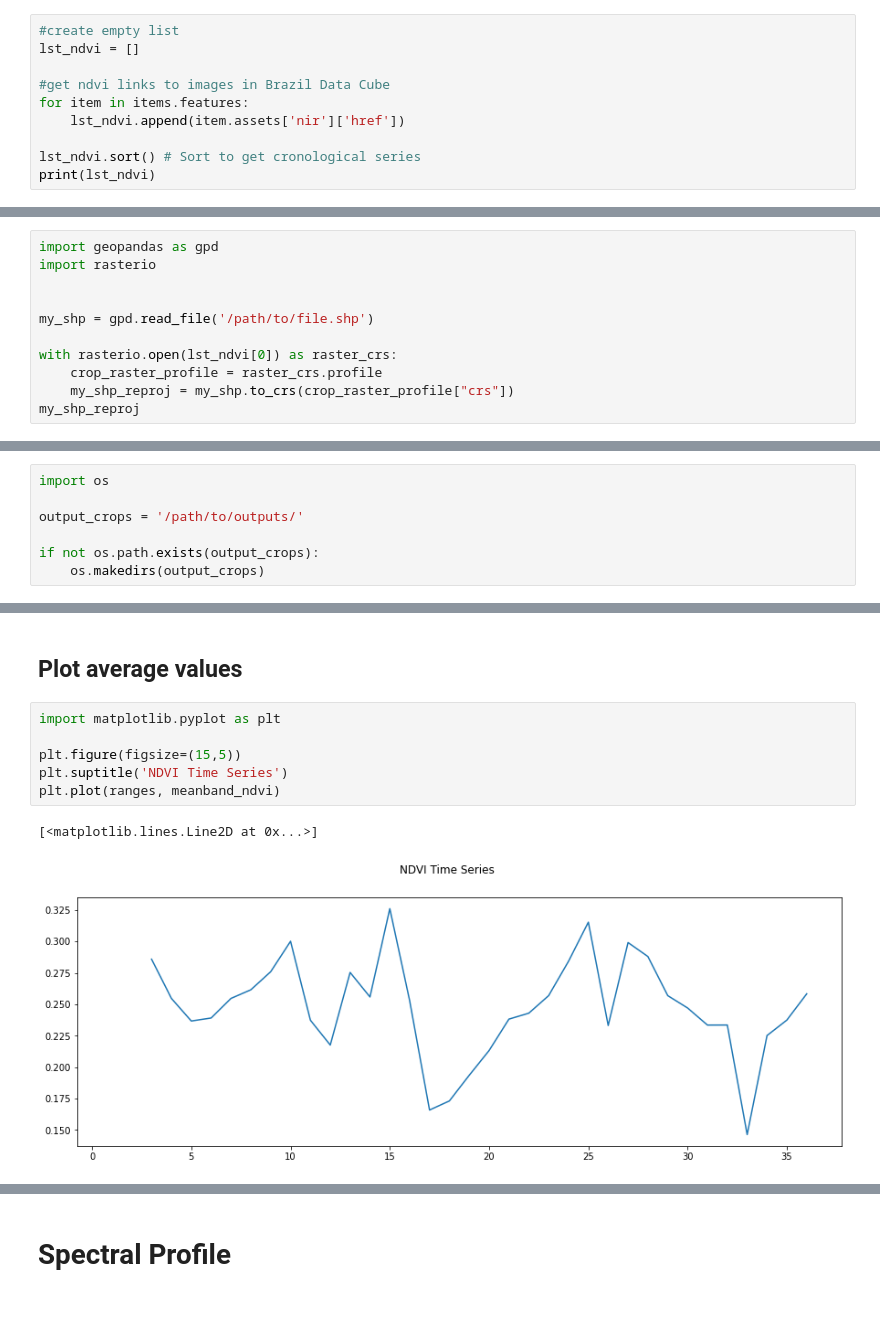
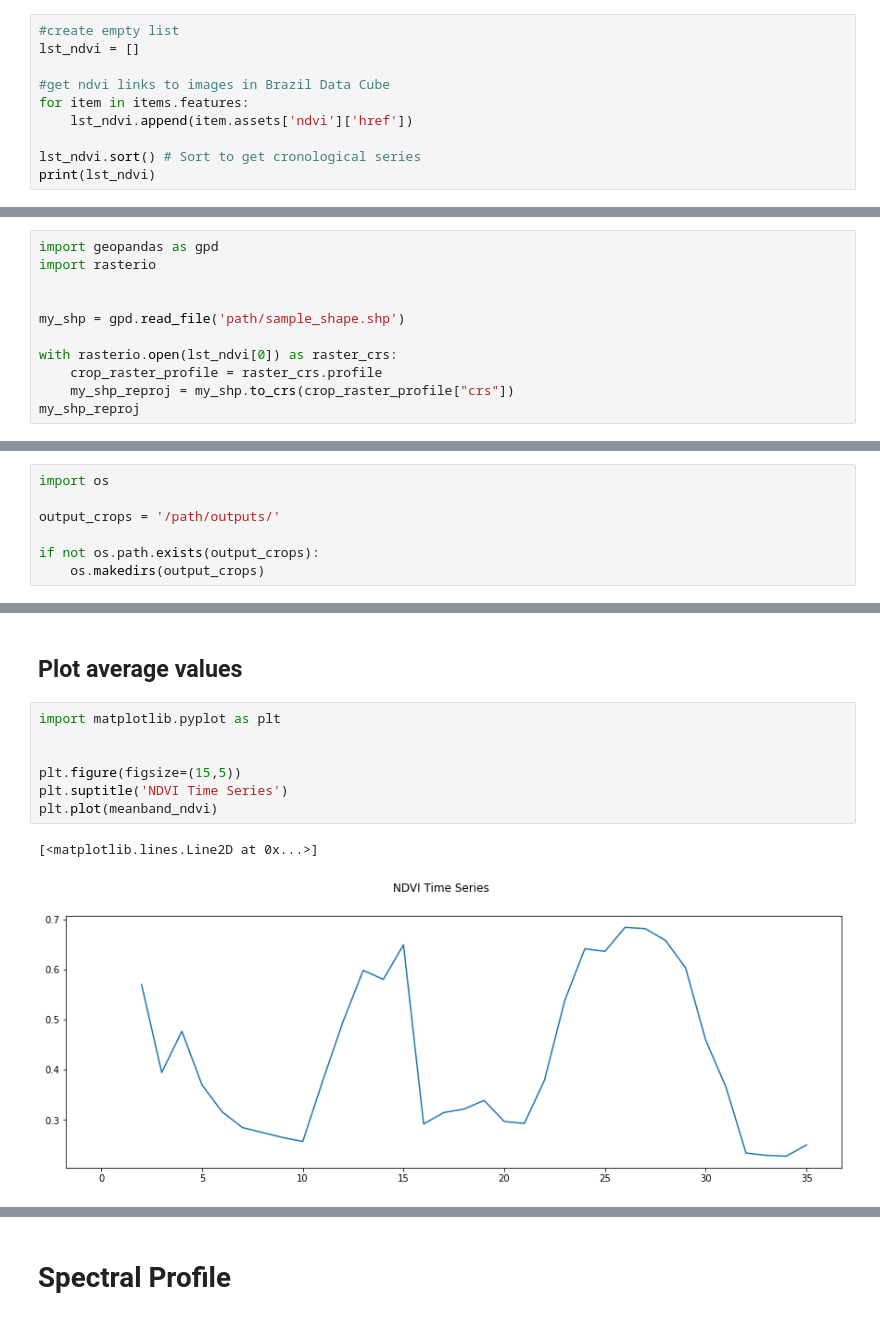
Before and after one commit to OldLipe/example-notebooks, a Jupyter notebook: time_series_and_spectral_profile.ipynb, the cells around one changed output, grey strips where cells are left out. Saved outputs shown, nothing was run; the diff lists cells and outputs as text.

Commit message:
create ranges variable and correct nir name in stac retrieval

```diff
--- a/time_series_and_spectral_profile.ipynb
+++ b/time_series_and_spectral_profile.ipynb
@@ -63,7 +63,7 @@ lst_ndvi = []
 
 #get ndvi links to images in Brazil Data Cube
 for item in items.features:
-    lst_ndvi.append(item.assets['nir']['href'])
+    lst_ndvi.append(item.assets['ndvi']['href'])
 
 lst_ndvi.sort() # Sort to get cronological series
 print(lst_ndvi)
@@ -81,7 +81,7 @@ import geopandas as gpd
 import rasterio
 
 
-my_shp = gpd.read_file('/path/to/file.shp')
+my_shp = gpd.read_file('path/sample_shape.shp')
 
 with rasterio.open(lst_ndvi[0]) as raster_crs:
     crop_raster_profile = raster_crs.profile
@@ -95,7 +95,7 @@ my_shp_reproj
 # %%
 import os
 
-output_crops = '/path/to/outputs/'
+output_crops = '/path/outputs/'
 
 if not os.path.exists(output_crops):
     os.makedirs(output_crops)
@@ -185,12 +185,13 @@ meanband_ndvi
 # %%
 import matplotlib.pyplot as plt
 
+
 plt.figure(figsize=(15,5))
 plt.suptitle('NDVI Time Series')
-plt.plot(ranges, meanband_ndvi)
+plt.plot(meanband_ndvi)
 # %% [output]
 [<matplotlib.lines.Line2D at 0x...>]
-[figure, old version]
+[figure, new version]
 # %%
 print(meanband_ndvi)
 # %% [output]
```
Also changed, not shown: parts of 7 cells of this notebook.
